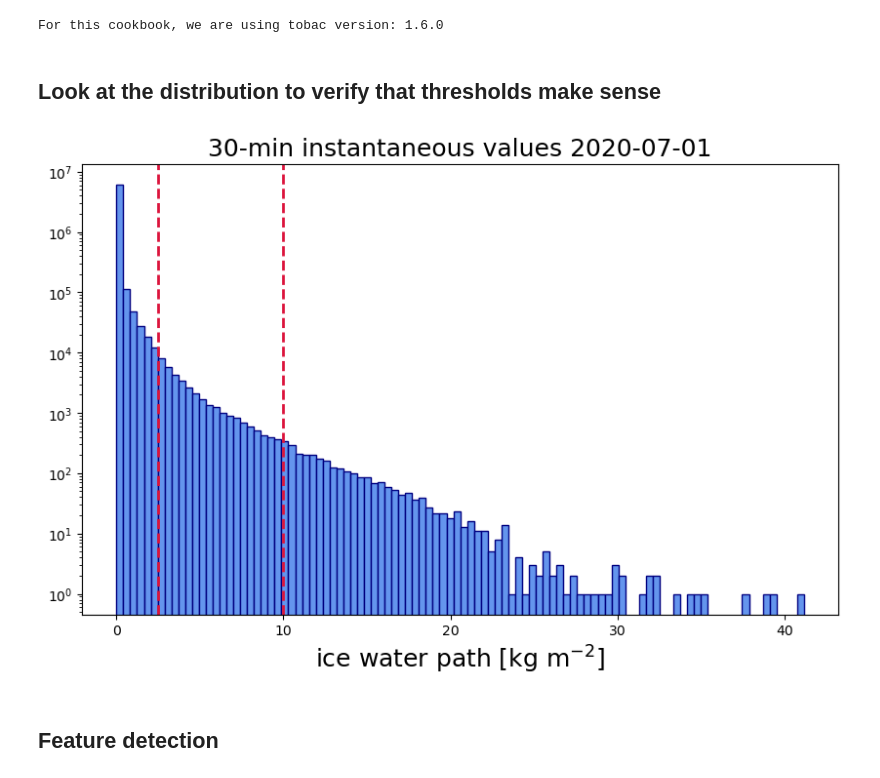
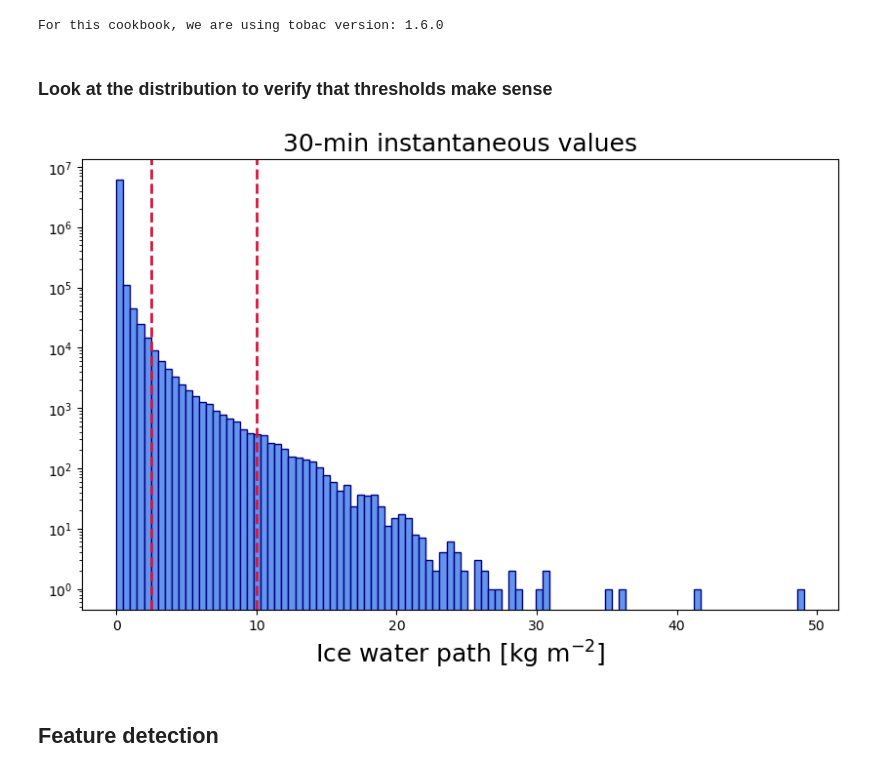
Before and after one commit to erogluorhan/storm-tracking-cookbook, a Jupyter notebook: notebooks/03-storm-tracking.ipynb, the cells around one changed output. Drawn from its saved outputs; the diff is of its cells as text; code cells hidden in the pictures.

```diff
--- a/notebooks/03-storm-tracking.ipynb
+++ b/notebooks/03-storm-tracking.ipynb
@@ -11,27 +11,29 @@ print('For this cookbook, we are using tobac version:', tobac.__version__)
 # %% [output]
 For this cookbook, we are using tobac version: 1.6.0
 # %% [markdown]
-## Look at the distribution to verify that thresholds make sense
+### Look at the distribution to verify that thresholds make sense
 # %%
-# read in the regridded data
+# read in the regridded data (from previous step)
 mpas_regridded = xr.open_dataset("mpas_ice_water_path_regridded.nc")
-iwp = mpas_regridded.ice_water_path.squeeze().compute() / 1000
+
+# read in the data into memory and change unit: g/m2 -> kg/m2
+iwp = mpas_regridded.ice_water_path.compute() / 1000
 # %%
 import matplotlib.pyplot as plt
 plt.figure(figsize=(10,6))
 
 fs = 18
-plt.title('30-min instantaneous values ' + str('2020-07-01'), fontsize = fs)
-plt.hist(iwp.values.flatten(), bins=100, log=True, color='cornflowerblue', edgecolor='navy')
+plt.title('30-min instantaneous values', fontsize = fs)
+plt.hist(iwp.isel(time = 0).values.flatten(), bins=100, log=True, color='cornflowerblue', edgecolor='navy')
 
 thresholds = [2.5, 10]
 for threshold in thresholds:
     plt.axvline(x=threshold, color='crimson', linestyle='--', linewidth=2, label='Threshold' + str(threshold))
 
-plt.xlabel('ice water path [kg m$^{-2}$]', fontsize = fs )
+plt.xlabel('Ice water path [kg m$^{-2}$]', fontsize = fs )
 plt.show()
 # %% [output]
-[figure, old version]
+[figure, new version]
 # %% [markdown]
 ## Feature detection
 # %%
```
Also changed, not shown: parts of 8 cells of this notebook, 4 other files.
